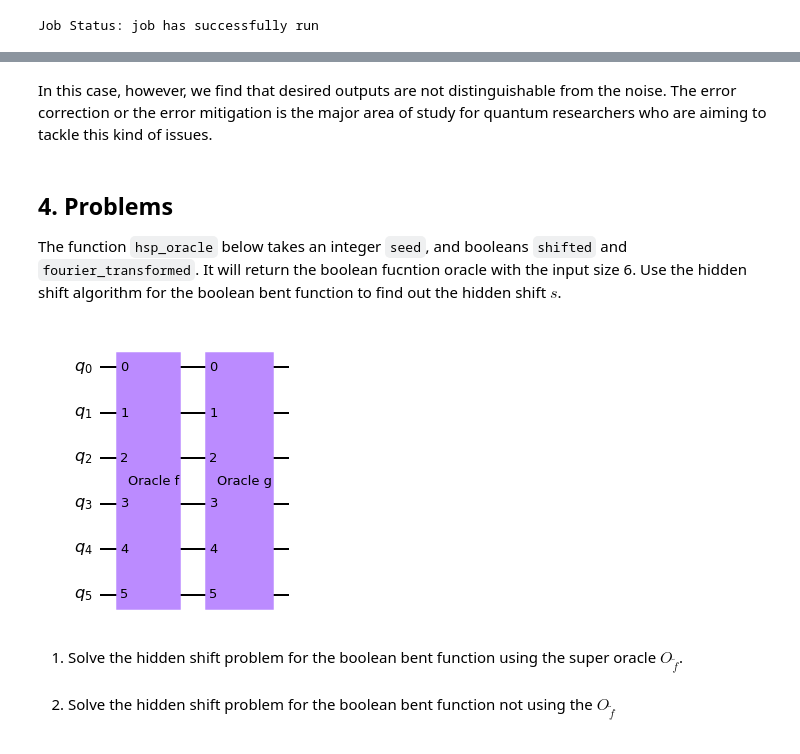
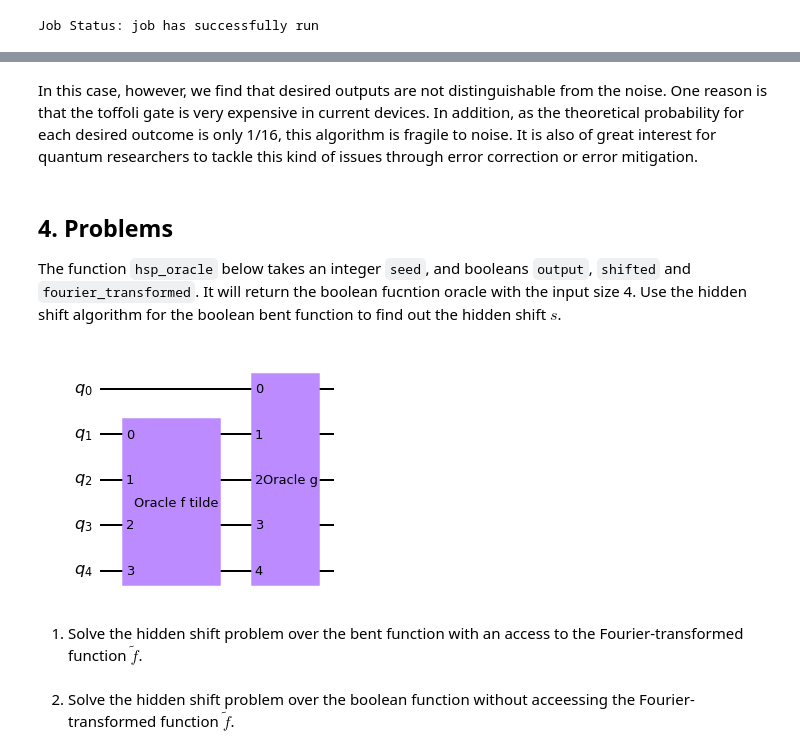
Before and after one commit to Team-Hidden-Name/hidden-shift-problem, a Jupyter notebook: hidden-shift-problem.ipynb, the cells around one changed output, grey strips where cells are left out. Cells and saved outputs as stored; diff of their text form; code cells hidden in the pictures.

Commit message:
Employ the new algorithm and reflect feedbacks

```diff
--- a/hidden-shift-problem.ipynb
+++ b/hidden-shift-problem.ipynb
@@ -597,27 +622,27 @@ Now $n=2$ and $s=10$.
-# %%
-n = 2       # number of input qubits
-s = '10'    # the binary hidden shift string
 # %%
 def oracle_f(n):
     """Oracle f"""
-    oracle_f = QuantumCircuit(n)
+    oracle_f = QuantumCircuit(n+1)
 
-    # Implement F(x) = (-1)^f(x)
-    # x·y corresponds to controlled-z gates between first half qubits and second half qubits
+    # Implement f(x)
+    # Now we replace controlled-z gates with toffoli gates placing NOT gate at the first register
     for i in range(int(n/2)):
-        oracle_f.cz(i,i+int(n/2))
+        oracle_f.ccx(i+1, i+int(n/2)+1, 0)
 
-    # h(x) in this case is simply the z gate on the first qubit
-    oracle_f.z(0)
+    # h(x) becomes the controlled-x gate from q2 to q0
+    oracle_f.cx(2, 0)
 
     oracle_f.name = 'Oracle f'
-    return oracle_f.to_gate()
+    return oracle_f
 
 def oracle_g(n, s):
     """Oracle g"""
-    oracle_g = QuantumCircuit(n)
-    oracle_g.compose(shift_s(n, s), inplace=True)    # shift the inputs
-    oracle_g.append(oracle_f(n), range(n))           # apply the oracle f
-    oracle_g.compose(shift_s(n, s), inplace=True)    # return the inputs
+    oracle_g = QuantumCircuit(n+1)
+    oracle_g.append(shift_s(n, s), qargs=[i+1 for i in range(n)])    # shift the inputs
+    oracle_g.append(oracle_f(n), range(n+1))                         # apply the oracle f
+    oracle_g.append(shift_s(n, s), qargs=[i+1 for i in range(n)])    # undo the shift
     oracle_g.name = 'Oracle g'
-    return oracle_g.to_gate()
+    return oracle_g
+
+# Display the oracle f circuit
+oracle_f(n).draw('mpl')
@@ -738,24 +752,24 @@ plot_histogram(answer)
 # %% [markdown]
-In this case, however, we find that desired outputs are not distinguishable from the noise. The error correction or the error mitigation is the major area of study for quantum researchers who are aiming to tackle this kind of issues.
+In this case, however, we find that desired outputs are not distinguishable from the noise. One reason is that the toffoli gate is very expensive in current devices. In addition, as the theoretical probability for each desired outcome is only 1/16, this algorithm is fragile to noise. It is also of great interest for quantum researchers to tackle this kind of issues through error correction or error mitigation.
 # %% [markdown]
 ## 4. Problems <a id='problems'> </a>
 
-The function `hsp_oracle` below takes an integer `seed`, and booleans `shifted` and `fourier_transformed`. It will return the boolean fucntion oracle with the input size 6. Use the hidden shift algorithm for the boolean bent function to find out the hidden shift $s$.
+The function `hsp_oracle` below takes an integer `seed`, and booleans `output`, `shifted` and `fourier_transformed`. It will return the boolean fucntion oracle with the input size 4. Use the hidden shift algorithm for the boolean bent function to find out the hidden shift $s$.
 # %%
 from problems import hsp_oracle
 # Example usage
-n = 6
+n = 4
 seed = 137
-oracle_f = hsp_oracle(seed, shifted=False, fourier_transformed=False)
-oracle_g = hsp_oracle(seed, shifted=True, fourier_transformed=False)
-qc = QuantumCircuit(n)
-qc.append(oracle_f, range(n))
-qc.append(oracle_g, range(n))
+oracle_f_tilde = hsp_oracle(seed, output=False, shifted=False, fourier_transformed=True)
+oracle_g = hsp_oracle(seed, output=True, shifted=True, fourier_transformed=False)
+qc = QuantumCircuit(n+1)
+qc.append(oracle_f_tilde, [i+1 for i in range(n)])
+qc.append(oracle_g, range(n+1))
 qc.draw('mpl')
 # %% [output]
-[figure, old version]
+[figure, new version]
 # %% [markdown]
-1. Solve the hidden shift problem for the boolean bent function using the super oracle $O_\tilde{f}$.
+1. Solve the hidden shift problem over the bent function with an access to the Fourier-transformed function $\tilde{f}$.
 # %%
 hsp_circuit = QuantumCircuit(n)
 
@@ -776,5 +790,5 @@ answer = results.get_counts()
 
 plot_histogram(answer)
 # %% [markdown]
-2. Solve the hidden shift problem for the boolean bent function not using the $O_\tilde{f}$
+2. Solve the hidden shift problem over the boolean function without acceessing the Fourier-transformed function $\tilde{f}$.
 # %%
```
Also changed, not shown: parts of 30 cells of this notebook, 1 other file.
